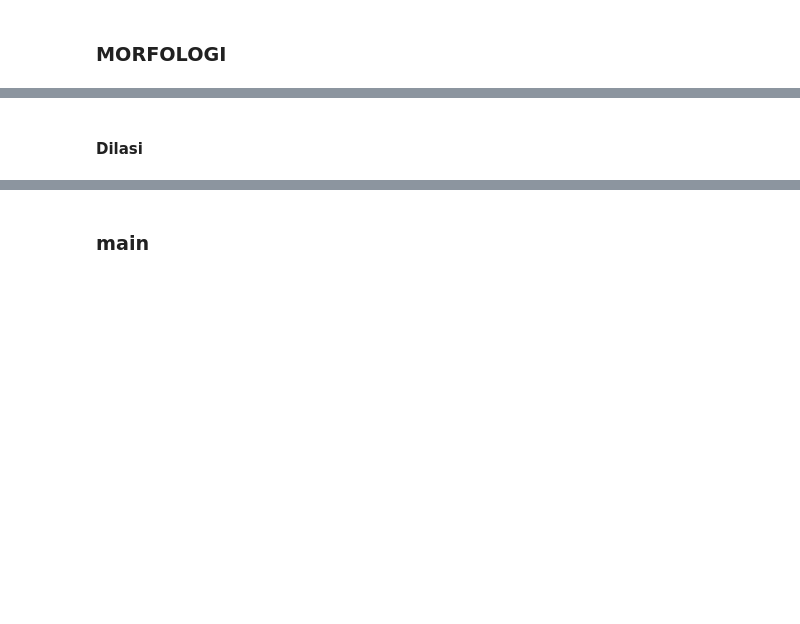
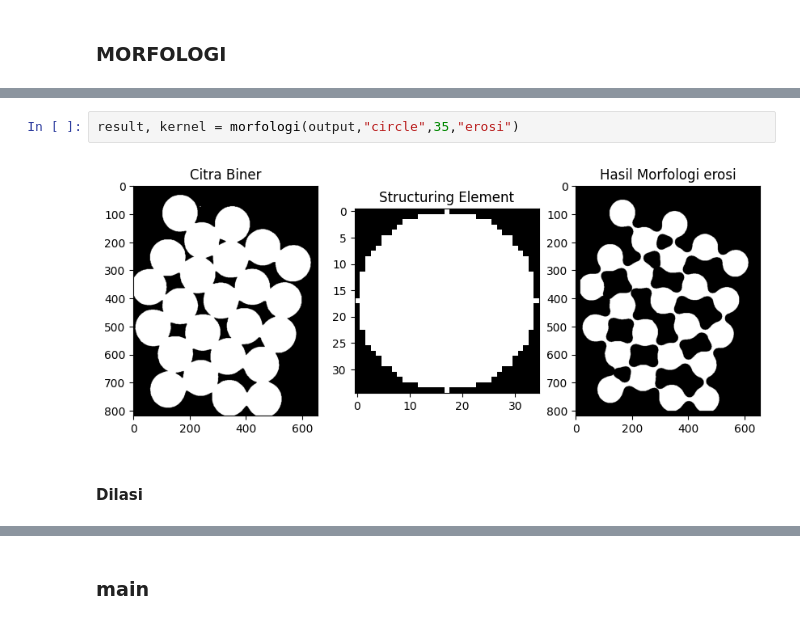
Before and after one commit to sapto-nugroho/PCD, a Jupyter notebook: PCD_Assignment03/PCD_Assignment03.ipynb, the cells around one changed output, grey strips where cells are left out. Cells and saved outputs as stored; diff of their text form; blank space fills up the shorter version.

```diff
--- a/PCD_Assignment03/PCD_Assignment03.ipynb
+++ b/PCD_Assignment03/PCD_Assignment03.ipynb
@@ -498,2 +495,6 @@ hasil, SE = morfologi(img,"circle",17,"erosi")
+# %%
+result, kernel = morfologi(output,"circle",35,"erosi")
+# %% [output]
+[figure, added]
 # %% [markdown]
-#### **Dilasi**
+#### Dilasi
```
Also changed, not shown: parts of 18 cells of this notebook.
